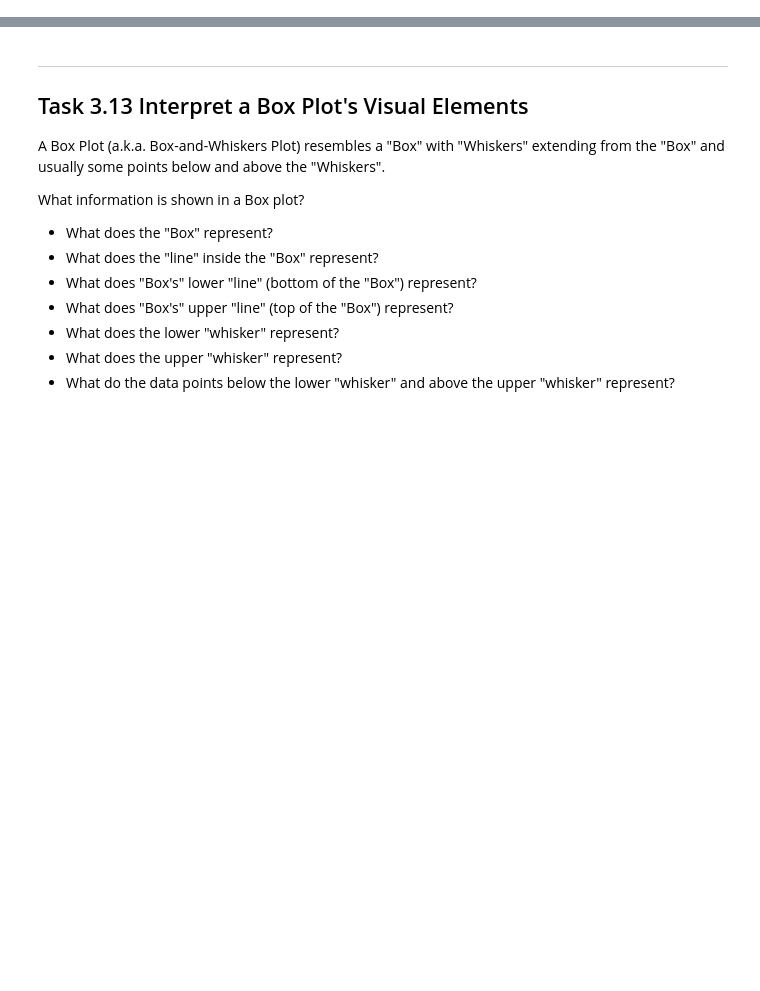
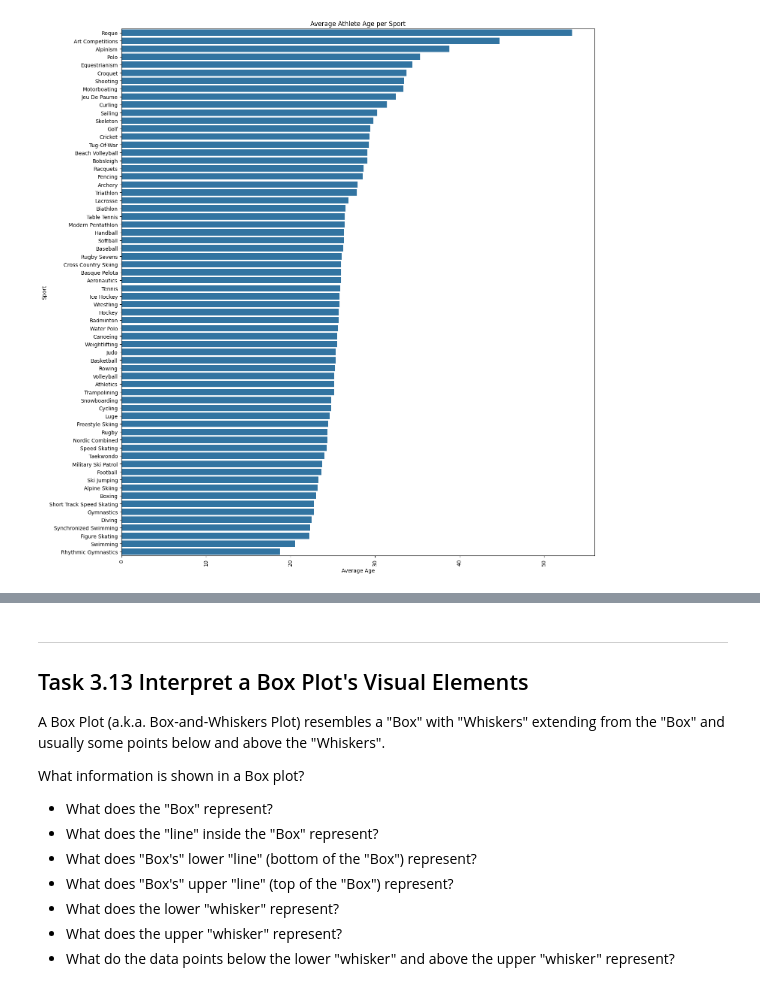
Before and after one commit to Cyrus7777/grupp_7, a Jupyter notebook: assignment.ipynb, the cells around one changed output, grey strips where cells are left out. Cells and saved outputs as stored; diff of their text form; code cells hidden in the pictures; blank space fills up the shorter version.

Commit message:
Task 3.9 Visualize the Average Age per Sport

```diff
--- a/assignment.ipynb
+++ b/assignment.ipynb
@@ -636,7 +636,18 @@ Create a visualization showing the average athelete Age per Sport (Curling, Tria
 
 </details>
 # %%
-# TODO: Write your code here to visualize the average athelete Age per Sport.
+# Visualize the average athlete Age per Sport
+avg_age_per_sport = df.groupby('Sport')['Age'].mean().sort_values(ascending=False)
+plt.figure(figsize=(15, 15))
+sns.barplot(y=avg_age_per_sport.index, x=avg_age_per_sport.values)
+plt.xticks(rotation=90)
+plt.title('Average Athlete Age per Sport')
+plt.xlabel('Average Age')
+plt.ylabel('Sport')
+plt.tight_layout()
+plt.show()
+# %% [output]
+[figure, added]
 # %% [markdown]
 ---
 ## Task 3.10 Visualize the Top 10 Countries (Regions) with Most Total Medals
```
Also changed, not shown: parts of 1 cell of this notebook.
